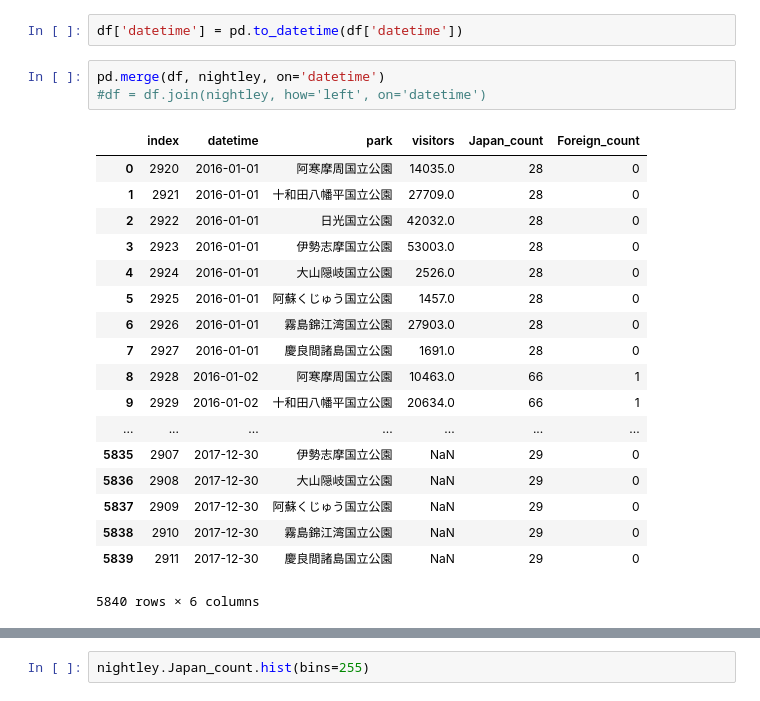
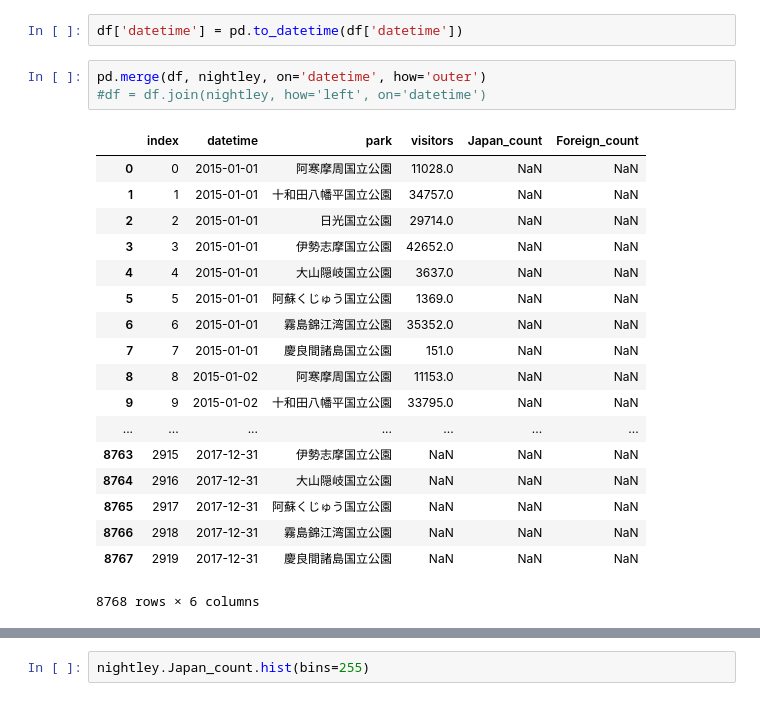
Before and after one commit to Hesene/National-Parks, a Jupyter notebook: src/EDA.ipynb, the cells around one changed output, grey strips where cells are left out. Saved outputs shown, nothing was run; the diff lists cells and outputs as text.

```diff
--- a/src/EDA.ipynb
+++ b/src/EDA.ipynb
@@ -387,24 +387,24 @@ df = train_df.append(test_df[['datetime', 'park', 'visitors']]).reset_index()
 # %%
 df['datetime'] = pd.to_datetime(df['datetime'])
 # %%
-pd.merge(df, nightley, on='datetime')
+pd.merge(df, nightley, on='datetime', how='outer')
 #df = df.join(nightley, how='left', on='datetime')
 # %% [output]
 |  | index | datetime | park | visitors | Japan_count | Foreign_count |
-| 0 | 2920 | 2016-01-01 | 阿寒摩周国立公園 | 14035.0 | 28 | 0 |
-| 1 | 2921 | 2016-01-01 | 十和田八幡平国立公園 | 27709.0 | 28 | 0 |
-| 2 | 2922 | 2016-01-01 | 日光国立公園 | 42032.0 | 28 | 0 |
-| 3 | 2923 | 2016-01-01 | 伊勢志摩国立公園 | 53003.0 | 28 | 0 |
-| 4 | 2924 | 2016-01-01 | 大山隠岐国立公園 | 2526.0 | 28 | 0 |
-| 5 | 2925 | 2016-01-01 | 阿蘇くじゅう国立公園 | 1457.0 | 28 | 0 |
-| 6 | 2926 | 2016-01-01 | 霧島錦江湾国立公園 | 27903.0 | 28 | 0 |
-| 7 | 2927 | 2016-01-01 | 慶良間諸島国立公園 | 1691.0 | 28 | 0 |
-| 8 | 2928 | 2016-01-02 | 阿寒摩周国立公園 | 10463.0 | 66 | 1 |
-| 9 | 2929 | 2016-01-02 | 十和田八幡平国立公園 | 20634.0 | 66 | 1 |
+| 0 | 0 | 2015-01-01 | 阿寒摩周国立公園 | 11028.0 | NaN | NaN |
+| 1 | 1 | 2015-01-01 | 十和田八幡平国立公園 | 34757.0 | NaN | NaN |
+| 2 | 2 | 2015-01-01 | 日光国立公園 | 29714.0 | NaN | NaN |
+| 3 | 3 | 2015-01-01 | 伊勢志摩国立公園 | 42652.0 | NaN | NaN |
+| 4 | 4 | 2015-01-01 | 大山隠岐国立公園 | 3637.0 | NaN | NaN |
+| 5 | 5 | 2015-01-01 | 阿蘇くじゅう国立公園 | 1369.0 | NaN | NaN |
+| 6 | 6 | 2015-01-01 | 霧島錦江湾国立公園 | 35352.0 | NaN | NaN |
+| 7 | 7 | 2015-01-01 | 慶良間諸島国立公園 | 151.0 | NaN | NaN |
+| 8 | 8 | 2015-01-02 | 阿寒摩周国立公園 | 11153.0 | NaN | NaN |
+| 9 | 9 | 2015-01-02 | 十和田八幡平国立公園 | 33795.0 | NaN | NaN |
 | ... | ... | ... | ... | ... | ... | ... |
-| 5835 | 2907 | 2017-12-30 | 伊勢志摩国立公園 | NaN | 29 | 0 |
-| 5836 | 2908 | 2017-12-30 | 大山隠岐国立公園 | NaN | 29 | 0 |
-| 5837 | 2909 | 2017-12-30 | 阿蘇くじゅう国立公園 | NaN | 29 | 0 |
-| 5838 | 2910 | 2017-12-30 | 霧島錦江湾国立公園 | NaN | 29 | 0 |
-| 5839 | 2911 | 2017-12-30 | 慶良間諸島国立公園 | NaN | 29 | 0 |
+| 8763 | 2915 | 2017-12-31 | 伊勢志摩国立公園 | NaN | NaN | NaN |
+| 8764 | 2916 | 2017-12-31 | 大山隠岐国立公園 | NaN | NaN | NaN |
+| 8765 | 2917 | 2017-12-31 | 阿蘇くじゅう国立公園 | NaN | NaN | NaN |
+| 8766 | 2918 | 2017-12-31 | 霧島錦江湾国立公園 | NaN | NaN | NaN |
+| 8767 | 2919 | 2017-12-31 | 慶良間諸島国立公園 | NaN | NaN | NaN |
-5840 rows × 6 columns
+8768 rows × 6 columns
```
Also changed, not shown: parts of 2 cells of this notebook, 1 other file.
